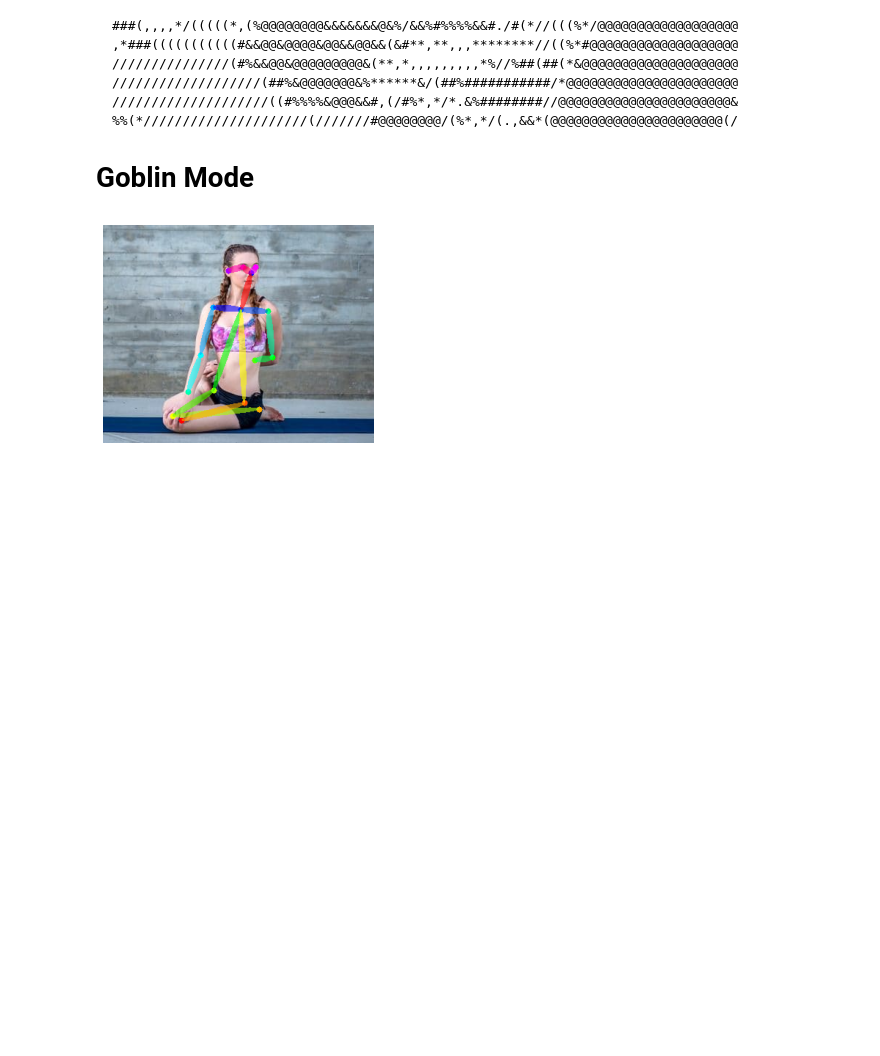
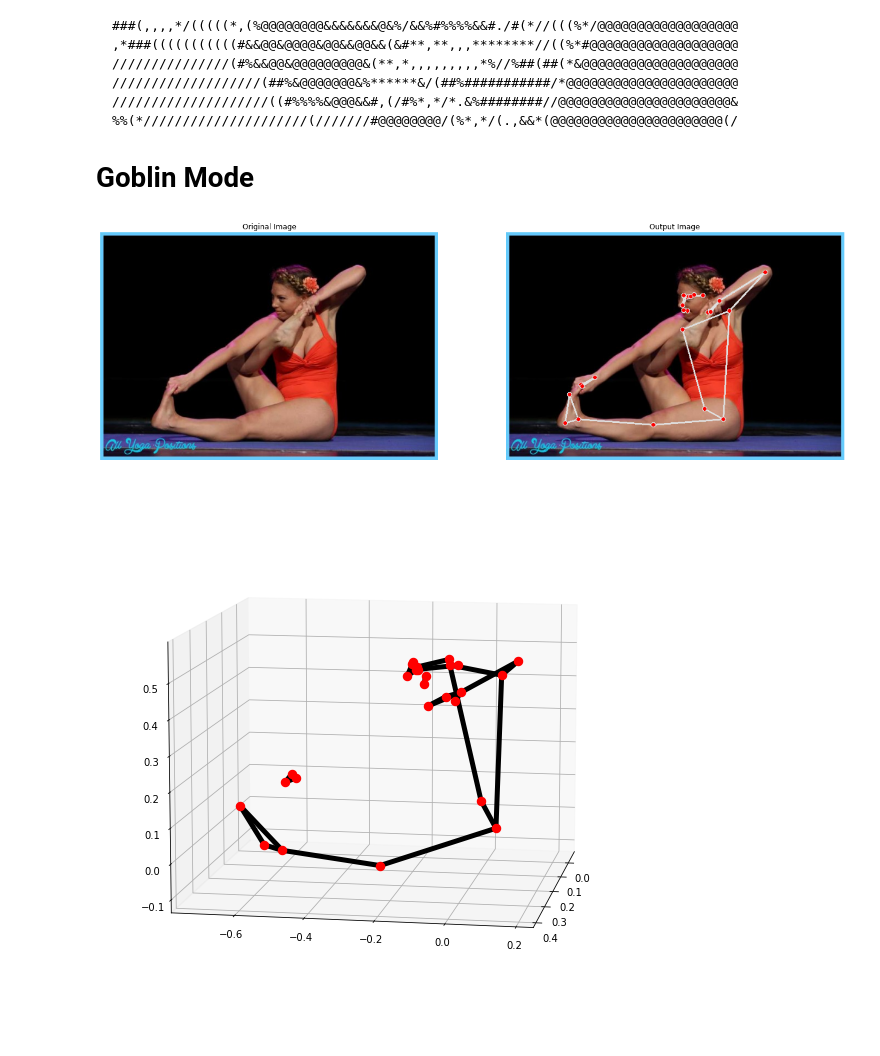
Before and after one commit to ArdonnieIV/DG_Capstone, a Jupyter notebook: playground.ipynb, the cells around one changed output. Cells and saved outputs as stored; diff of their text form; code cells hidden in the pictures; blank space fills up the shorter version.

Commit message:
switched over to mediapipe

```diff
--- a/playground.ipynb
+++ b/playground.ipynb
@@ -54,3 +52,12 @@ body_estimation = Body('model/body_pose_model.pth')
+# %%
+# Initializing mediapipe pose class.
+mp_pose = mp.solutions.pose
+
+# Setting up the Pose function.
+pose = mp_pose.Pose(static_image_mode=True, min_detection_confidence=0.3, model_complexity=2)
+
+# Initializing mediapipe drawing class, useful for annotation.
+mp_drawing = mp.solutions.drawing_utils
 # %%
 myPath = os.getcwd()
 myYogaPath = os.path.join(myPath, 'yoga')
@@ -84,43 +148,39 @@ def save_chechpoint(goods, bads):
 # Do not just pause the notebook because your progress will not be stored in the json files.
 
 # This is just one possible (partial) solution, by no means do I think we NEED to do this right away.
 
 goods, bads = load_chechpoint(myPath)
 
 for folder in myYogaFolders:
 
     posePath = os.path.join(myYogaPath, folder)
     myYogaImages = os.listdir(posePath)
 
-    for image in myYogaImages:
+    for imageName in myYogaImages:
 
-        if image in goods[folder] or image in bads[folder]:
+        if imageName in goods[folder] or imageName in bads[folder]:
             continue
 
-        test_image_url = os.path.join(posePath, image)
-
-        oriImg = cv2.imread(test_image_url)
-        candidate, subset = body_estimation(oriImg)
-        oriImg = util.draw_bodypose(oriImg, candidate, subset)
-        plt.imshow(oriImg[:, :, [2, 1, 0]])
-        plt.axis('off')
-        plt.show()
+        imagePath = os.path.join(posePath, imageName)
+        image = cv2.imread(imagePath)
+        detectPose(image, pose, display=True)
 
         x = input()
         if x == 's':
-            display.clear_output(wait=True)
+            clear_output(wait=True)
             break
         elif x == 'k':
             bads[folder].append(image)
         else:
             goods[folder].append(image)
 
-        display.clear_output(wait=True)
+        clear_output(wait=True)
 
     x = input()
     if x == 's':
         break
 
 save_chechpoint(goods, bads)
 # %% [output]
-[figure, old version]
+[figure, new version]
+[figure, added]
```
Also changed, not shown: parts of 5 cells of this notebook, 11 other files.
